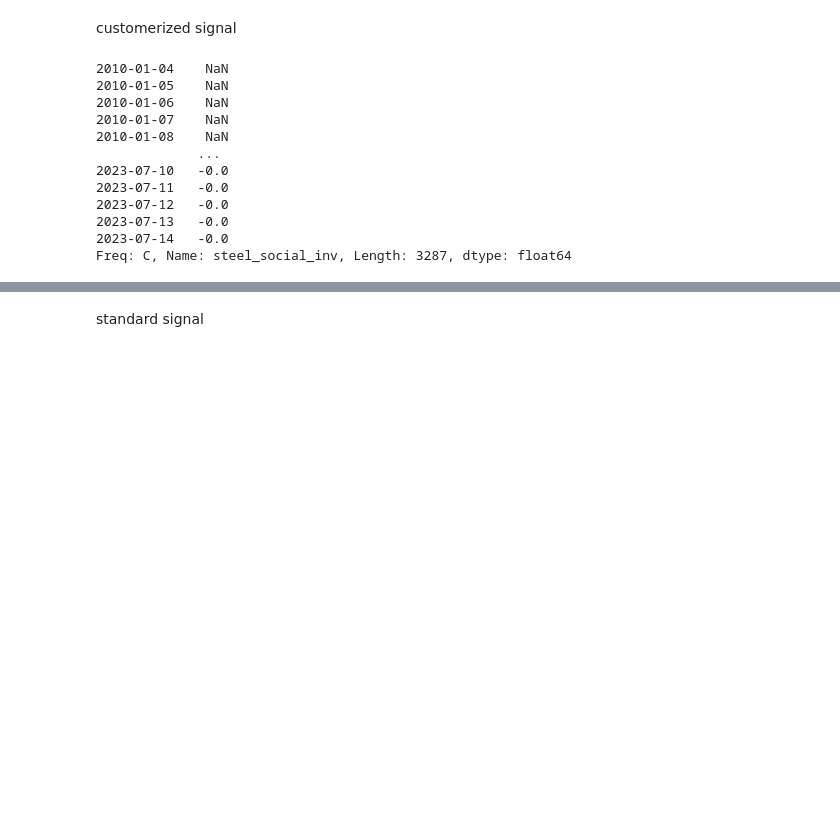
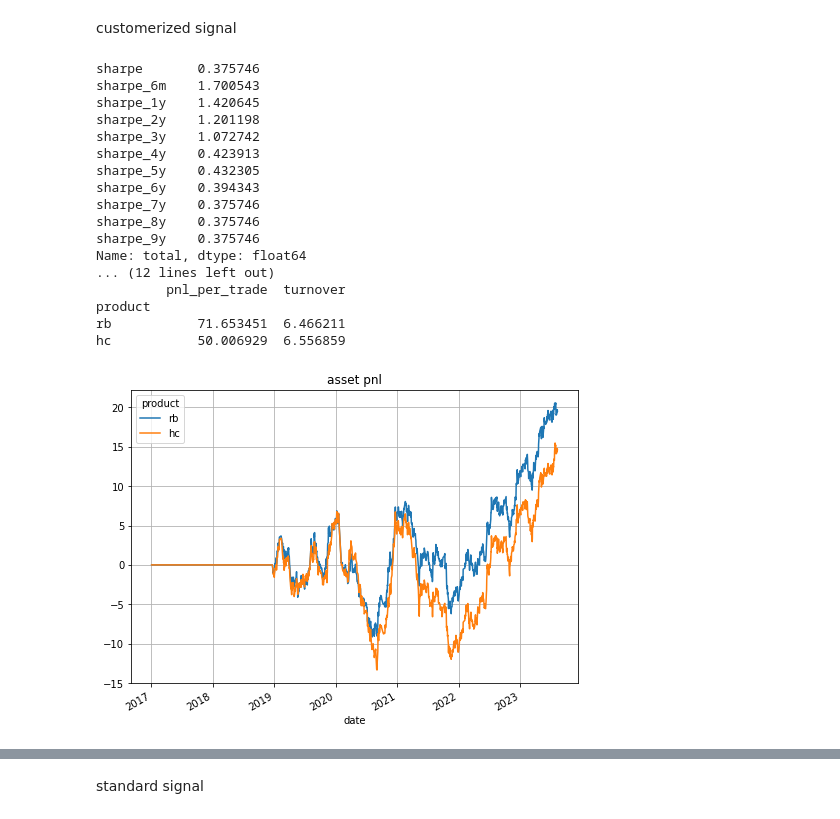
Before and after one commit to harvey1673/pyktrader3, a Jupyter notebook: bktest/bt_signal - steel inv.ipynb, the cells around one changed output, grey strips where cells are left out. Drawn from its saved outputs; the diff is of its cells as text; code cells hidden in the pictures; blank space fills up the shorter version.

```diff
--- a/bktest/bt_signal - steel inv.ipynb
+++ b/bktest/bt_signal - steel inv.ipynb
@@ -340,53 +208,76 @@ df_pxchg = df.loc[:, df.columns.get_level_values(0).isin(empiric_assets)
 # %% [markdown]
 customerized signal
 # %%
-cutoff='2012-01-01'
+cutoff='2017-01-01'
 
-param_rng = [4, 10, 2]
+param_rng = [46, 55, 1]
 signal_cap = None
-signal_func = 'qtl'
+signal_func = 'ma_dff_sgn'
 chg_func = 'pct_change'
 bullish = False
 #freq='W-Fri'
 
-#feature_ts = spot_df[feature].dropna()
-# label_func = lunar_label
-# label_args = {}
+feature='steel_social_inv'
+
+feature_ts = spot_df[feature].dropna()
+
 # # label_func = calendar_label
 # # label_args = {'anchor_date': {'month': 1, 'day': 1}}
 # group_col = 'label_wk'
 # #group_col = 'label_day'
 # feature_ts = yoy_generic(feature_ts, label_func=label_func, group_col=group_col, func=chg_func, label_args=label_args)
 
-feature='steel_social_inv'
-feature_ts = spot_df[feature].reindex(index=cdays).ffill().reindex(index=bdays)
-feature_ts1 = np.sign(feature_ts - (feature_ts.rolling(230).mean() + feature_ts.rolling(250).mean())/2) + np.sign(feature_ts - feature_ts.rolling(20).mean())
+#feature_ts = spot_df[feature].reindex(index=cdates).ffill().reindex(index=bdays)
 
 # label_func = lunar_label
 # label_args = {}
-# feature_ts = yoy_generic(feature_ts, label_func=label_func, group_col='label_day', func='diff', label_args=label_args)[feature]
-# feature_ts2 = np.sign(feature_ts - feature_ts.rolling(20).mean()) #np.sign(feature_ts - (feature_ts.rolling(230).mean() + feature_ts.rolling(250).mean())/2)
+# feature_ts = yoy_generic(feature_ts, label_func=label_func, group_col='label_wk', func='diff', label_args=label_args)[feature]
 
 #feature_ts = feature_ts.ffill().reindex(index=df.index)
 #feature_ts = feature_ts.diff()
-#signal_ts = calc_conv_signal(feature_ts, signal_func=signal_func, param_rng=param_rng, signal_cap=signal_cap)
+signal_ts = calc_conv_signal(feature_ts, signal_func=signal_func, param_rng=param_rng, signal_cap=signal_cap)
 # signal_ts = seasonal_score(feature_ts.to_frame(), backward=10, forward=10, rolling_years=3, min_obs=10)
 # signal_ts = seasonal_score(feature_ts.to_frame(), backward=15, forward=15, rolling_years=3, min_obs=30)
-signal_ts = feature_ts1 #+ feature_ts2
 
 if not bullish:
     signal_ts = -signal_ts
-signal_ts
+
+signal_ts = signal_ts.reindex(index=cdates).ffill().reindex(index=df_pxchg.index)
+signal_df = pd.DataFrame(dict([(asset, signal_ts.shift(1))  for asset in empiric_assets]))
+#signal_df = pd.DataFrame(dict([(asset, signal_ts.shift(0)) if asset == 'rb' else (asset, -signal_ts.shift(0))  for asset in empiric_assets]))
+
+holding = generate_holding_from_signal(signal_df, vol_df, risk_scaling=1.0, asset_scaling=False)
+bt_metrics = MetricsBase(holdings=holding[empiric_assets][cutoff:],
+                         returns=df_pxchg[empiric_assets][cutoff:])
+
+pnl_stats = bt_metrics.calculate_pnl_stats(shift=0, use_log_returns=False, tenors=pnl_tenors)
+
+print(pnl_stats['sharpe'])
+print(pnl_stats['asset_sharpe_stats'])
+
+print(pd.DataFrame({key: pnl_stats[key] for key in ['pnl_per_trade', 'turnover']}))
+
+pnl_stats['asset_cumpnl'].plot(figsize=(8,6))
+plt.grid()
+plt.title('asset pnl')
+
+plot_signal_pnl(pnl_stats['portfolio_cumpnl'], signal=signal_ts, asset_price=df_pxchg[empiric_assets[0]].cumsum(), figsize=(8, 12))
 # %% [output]
-2010-01-04    NaN
-2010-01-05    NaN
-2010-01-06    NaN
-2010-01-07    NaN
-2010-01-08    NaN
-             ...
-2023-07-10   -0.0
-2023-07-11   -0.0
-2023-07-12   -0.0
-2023-07-13   -0.0
-2023-07-14   -0.0
-Freq: C, Name: steel_social_inv, Length: 3287, dtype: float64
+sharpe       0.375746
+sharpe_6m    1.700543
+sharpe_1y    1.420645
+sharpe_2y    1.201198
+sharpe_3y    1.072742
+sharpe_4y    0.423913
+sharpe_5y    0.432305
+sharpe_6y    0.394343
+sharpe_7y    0.375746
+sharpe_8y    0.375746
+sharpe_9y    0.375746
+Name: total, dtype: float64
+... (12 lines left out)
+         pnl_per_trade  turnover
+product
+rb           71.653451  6.466211
+hc           50.006929  6.556859
+[figure, added]
```
Also changed, not shown: parts of 13 cells of this notebook, 5 other files.
